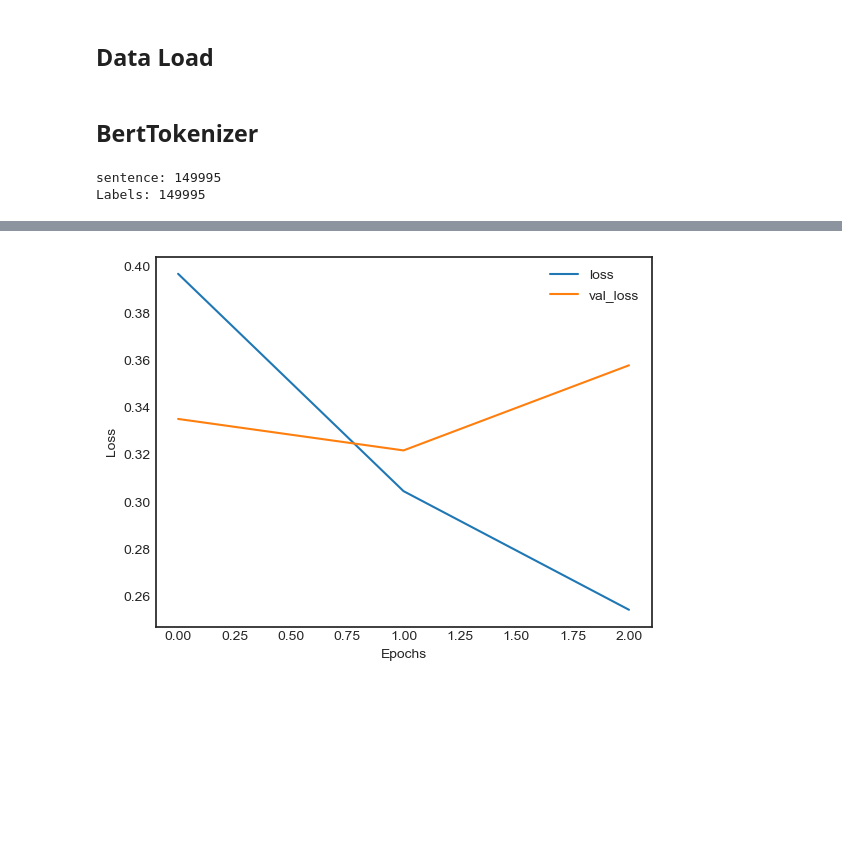
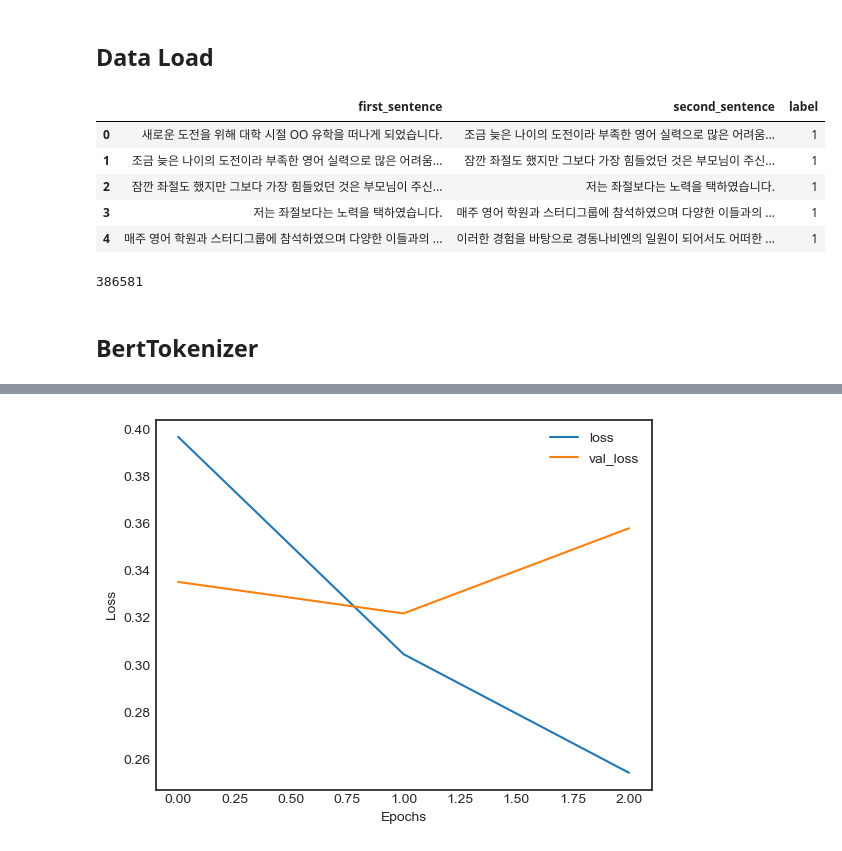
Before and after one commit to Juyoung4/JasoseoAI_project, a Jupyter notebook: 2.src/BERT_training/Bert_fine_tuning.ipynb, the cells around one changed output, grey strips where cells are left out. Drawn from its saved outputs; the diff is of its cells as text; code cells hidden in the pictures; blank space fills up the shorter version.

Commit message:
[Update] bert fine tuning code

```diff
--- a/2.src/BERT_training/Bert_fine_tuning.ipynb
+++ b/2.src/BERT_training/Bert_fine_tuning.ipynb
@@ -32,15 +26,26 @@ MAX_LEN = 64
 # %% [markdown]
 ## Data Load
 # %%
-import urllib.request
-
-train_file = urllib.request.urlopen("https://raw.githubusercontent.com/e9t/nsmc/master/ratings_train.txt")
-test_file = urllib.request.urlopen("https://raw.githubusercontent.com/e9t/nsmc/master/ratings_test.txt")
-
-train_data = pd.read_table(train_file)
-test_data = pd.read_table(test_file)
-
-train_data = train_data.dropna()
-test_data = test_data.dropna()
+data_df = pd.read_csv("../Data_Preprocessing/data/fine_tuning_data/twoSentencesData.csv", index_col=0)
+data_df.columns = ['first_sentence', 'second_sentence', 'label']
+data_df.head()
+# %% [output]
+|  | first_sentence | second_sentence | label |
+| 0 | 새로운 도전을 위해 대학 시절 OO 유학을 떠나게 되었습니다. | 조금 늦은 나이의 도전이라 부족한 영어 실력으로 많은 어려움... | 1 |
+| 1 | 조금 늦은 나이의 도전이라 부족한 영어 실력으로 많은 어려움... | 잠깐 좌절도 했지만 그보다 가장 힘들었던 것은 부모님이 주신... | 1 |
+| 2 | 잠깐 좌절도 했지만 그보다 가장 힘들었던 것은 부모님이 주신... | 저는 좌절보다는 노력을 택하였습니다. | 1 |
+| 3 | 저는 좌절보다는 노력을 택하였습니다. | 매주 영어 학원과 스터디그룹에 참석하였으며 다양한 이들과의 ... | 1 |
+| 4 | 매주 영어 학원과 스터디그룹에 참석하였으며 다양한 이들과의 ... | 이러한 경험을 바탕으로 경동나비엔의 일원이 되어서도 어떠한 ... | 1 |
+# %%
+sentencePair = []
+labels = np.asarray(data_df['label'].tolist(), dtype=np.int32)
+
+for i in range(len(data_df)):
+    temp_df = data_df.iloc[i]
+    sentencePair.append([temp_df['first_sentence'], temp_df['second_sentence']])
+
+len(sentencePair)
+# %% [output]
+386581
 # %% [markdown]
 ## BertTokenizer
@@ -62,31 +51,0 @@ def bert_tokenizer(sentence, MAX_LEN):
-# %%
-input_ids = []
-attention_masks = []
-token_type_ids = []
-train_data_labels = []
-
-# tokenizer = BertTokenizer.from_pretrained("bert-base-multilingual-cased")
-tokenizer = ElectraTokenizer.from_pretrained("monologg/koelectra-base-v3-discriminator")
-
-for train_sentence, train_label in tqdm(zip(train_data['document'], train_data['label']), total=len(train_data)):
-    input_id, attention_mask, token_type_id = bert_tokenizer(train_sentence, MAX_LEN)
-
-    try:
-        input_ids.append(input_id)
-        attention_masks.append(attention_mask)
-        token_type_ids.append(token_type_id)
-        train_data_labels.append(train_label)
-    except Exception as e:
-        print(e)
-        pass
-
-train_movie_input_ids = np.array(input_ids, dtype=int)
-train_movie_attention_masks = np.array(attention_masks, dtype=int)
-train_movie_token_type_ids = np.array(token_type_ids, dtype=int)
-train_movie_inputs = (train_movie_input_ids, train_movie_attention_masks, train_movie_token_type_ids)
-train_data_labels = np.asarray(train_data_labels, dtype=np.int32)
-
-print("sentence: {}\nLabels: {}".format(len(train_movie_input_ids), len(train_data_labels)))
-# %% [output]
-sentence: 149995
-Labels: 149995
```
Also changed, not shown: parts of 9 cells of this notebook.
